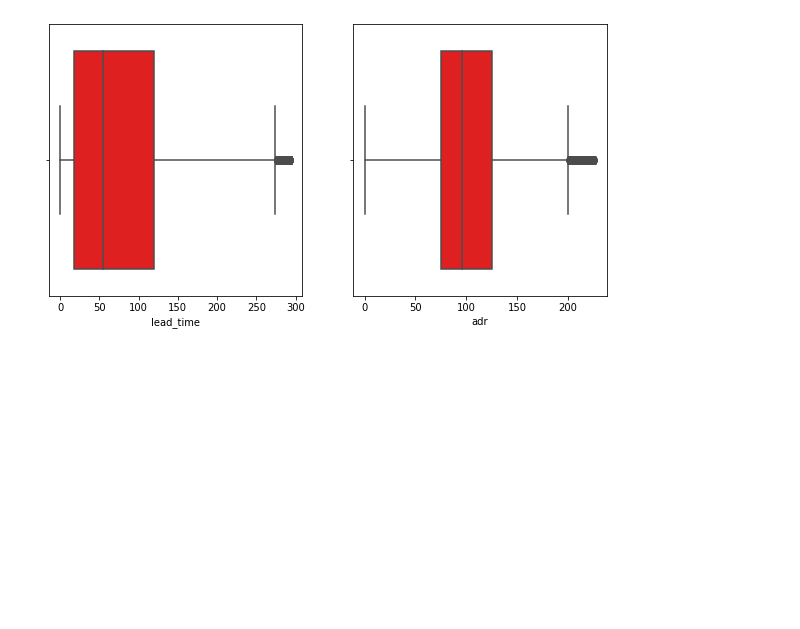
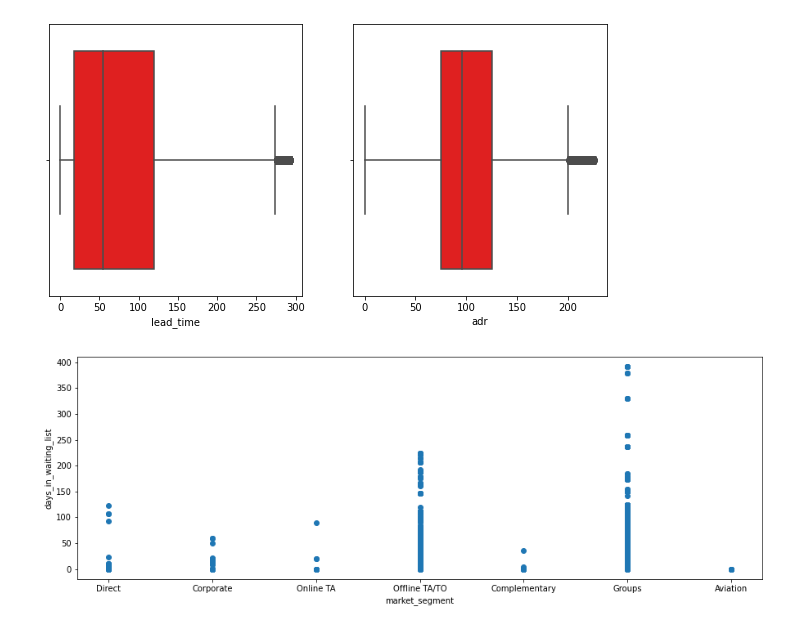
Before and after one commit to sudhakarkothuru/EDA-on-HOTEL-BOOKINGS, a Jupyter notebook: EDA_Hotel_Booking_Analysis.ipynb, the cells around one changed output. Saved outputs shown, nothing was run; the diff lists cells and outputs as text; code cells hidden in the pictures; blank space fills up the shorter version.

Commit message:
Data Visualization

```diff
--- a/EDA_Hotel_Booking_Analysis.ipynb
+++ b/EDA_Hotel_Booking_Analysis.ipynb
@@ -20,5 +20,5 @@ Mounted at /content/drive
 # %%
-working_dir_path='/content/drive/My Drive/capstone project/Hotel Bookings.csv'
+working_dir_path='/content/drive/My Drive/Project/Hotel Bookings.csv'
 df=pd.read_csv(working_dir_path)
 df
 # %% [output]
@@ -327,3 +327,12 @@ sns.boxplot(x=df1['adr'], color='red')
 # %% [output]
 <matplotlib.axes._subplots.AxesSubplot at 0x...>
 [figure]
+# %%
+## plot  b/w market segment and days in waiting list
+fig,x1=plt.subplots(figsize=(15,5))
+x1.scatter(df['market_segment'], df['days_in_waiting_list'])
+x1.set_xlabel('market_segment')
+x1.set_ylabel('days_in_waiting_list')
+plt.show()
+# %% [output]
+[figure, added]
```
Also changed, not shown: parts of 15 cells of this notebook.
